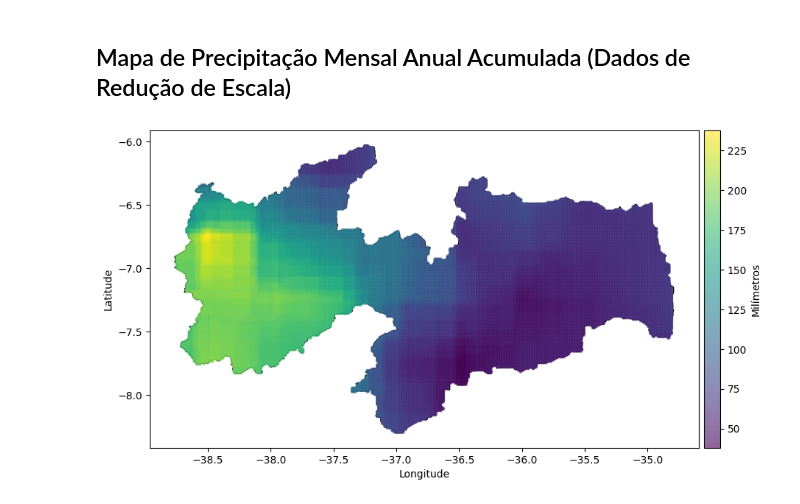
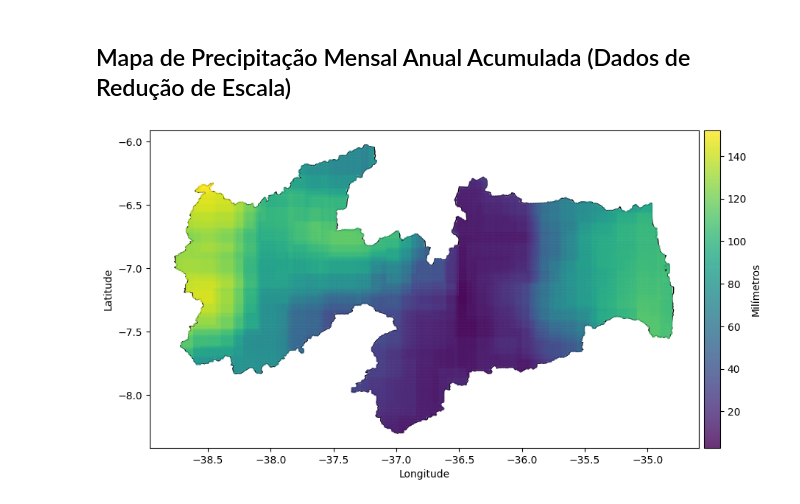
Before and after one commit to alexandre11aa/rainscale, a Jupyter notebook: case_study/notebooks/5_charts.ipynb, the cells around one changed output. Cells and saved outputs as stored; diff of their text form; code cells hidden in the pictures.

```diff
--- a/case_study/notebooks/5_charts.ipynb
+++ b/case_study/notebooks/5_charts.ipynb
@@ -113,25 +109,11 @@ df_esp['pr'] = model.predict(df_esp)
-# %%
-df_esp_ = df_esp[df_esp['mes'] == 1]
-
-# Criar a figura
-fig, ax = plt.subplots(figsize=(10, 10))
-
-# Plotar o mapa base do estado
-estado_gdf.plot(ax=ax, color='white', edgecolor='black')
-
-# Plotar os dados preditos como uma imagem
-scatter = ax.scatter(df_esp_['lon'], df_esp_['lat'], c=df_esp_['pr'], cmap='viridis', alpha=0.6, s=10)
-
-# Adicionar uma barra de cores
-cbar = plt.colorbar(scatter, ax=ax, orientation='vertical', shrink=0.8, pad=0.01, fraction=0.0278)
-cbar.set_label('Milímetros')
-
-# Adicionar títulos e rótulos
-# plt.title('Mapa de Precipitação Mensal Anual Acumulada')
-plt.xlabel('Longitude')
-plt.ylabel('Latitude')
-
-# Mostrar o mapa
-plt.show()
-# %% [output]
-[figure, removed]
+# %%
+model = joblib.load("../models/aesa_to_cnrm_cm6_1hr_sum_downscaling_database.joblib")
+
+df_espacializado = gerador_de_df(estado_gdf, 2023, 2023)
+df_espacializado = df_espacializado[model.feature_names_in_]
+df_espacializado = df_espacializado[df_espacializado['mes'] == 1]
+df_espacializado['pr'] = model.predict(df_espacializado)
+
+grafico_de_chuvas(df_espacializado, 'pr', 'Milímetros', 10)
+# %% [output]
+[figure, added]
```
Also changed, not shown: parts of 10 cells of this notebook, 1 other file.
